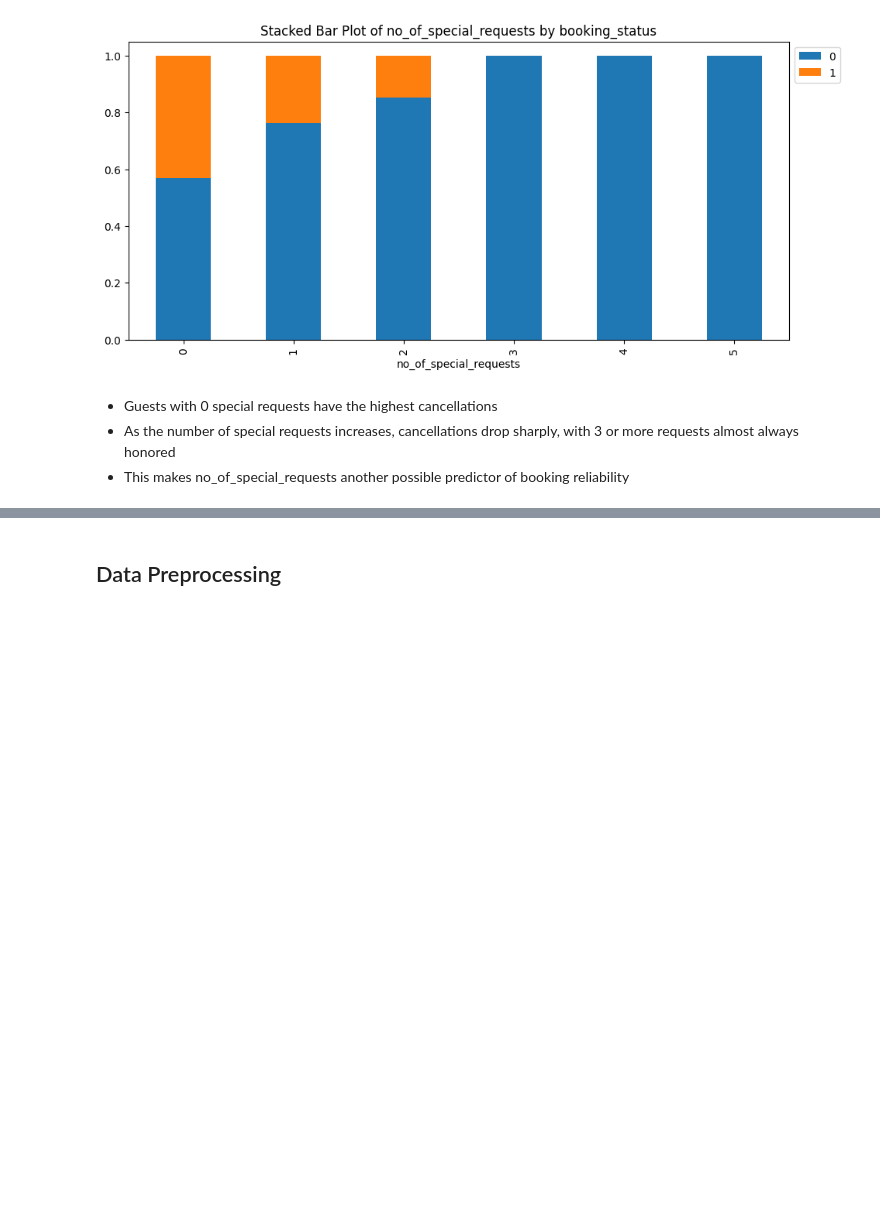
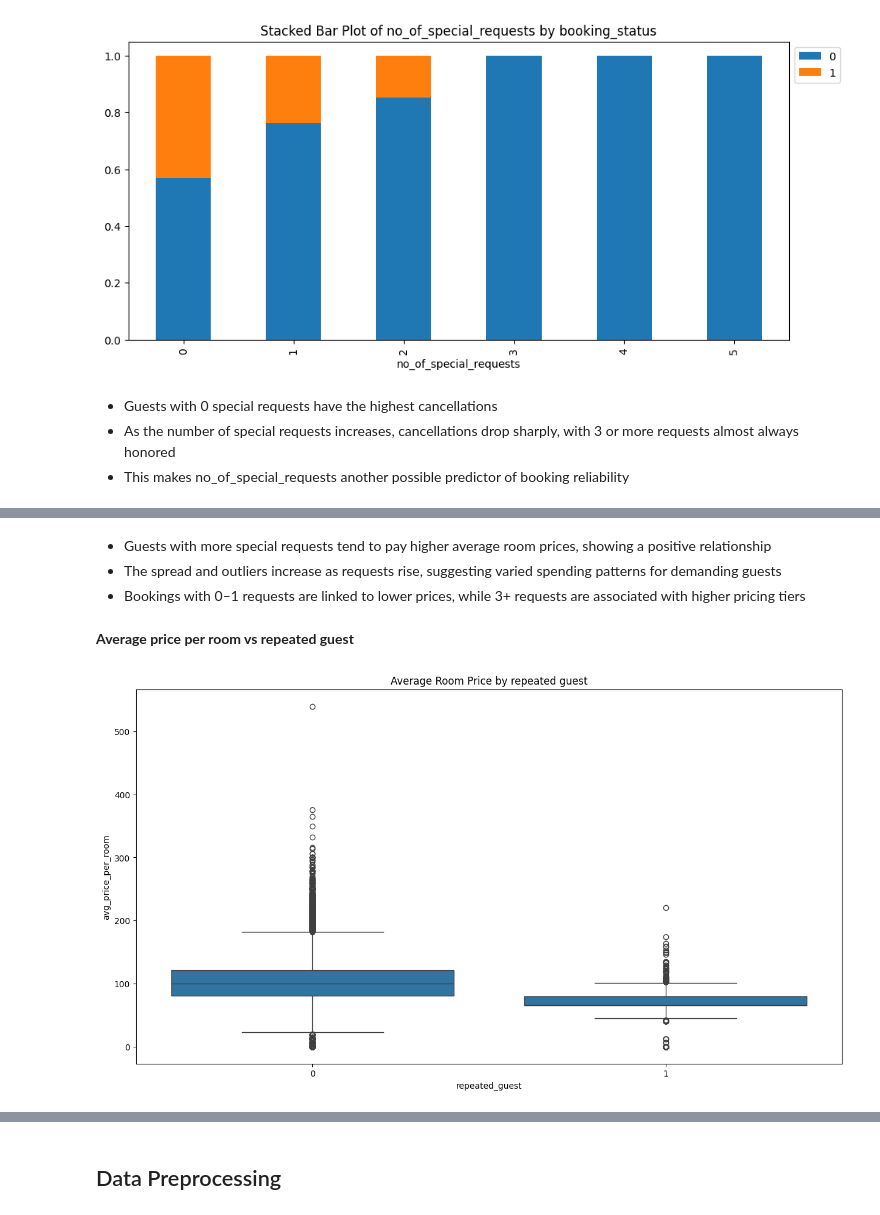
Before and after one commit to akatjizeu/Data-Science, a Jupyter notebook: deakin-bridging/ML2/ML2_INN_Full_code_Learner_notebook.ipynb, the cells around one changed output, grey strips where cells are left out. Saved outputs shown, nothing was run; the diff lists cells and outputs as text; code cells hidden in the pictures; blank space fills up the shorter version.

```diff
--- a/deakin-bridging/ML2/ML2_INN_Full_code_Learner_notebook.ipynb
+++ b/deakin-bridging/ML2/ML2_INN_Full_code_Learner_notebook.ipynb
@@ -1251,0 +1257,13 @@ All                     24390  11885  36275
+# %% [markdown]
+* Guests with more special requests tend to pay higher average room prices, showing a positive relationship
+* The spread and outliers increase as requests rise, suggesting varied spending patterns for demanding guests
+* Bookings with 0–1 requests are linked to lower prices, while 3+ requests are associated with higher pricing tiers
+# %% [markdown]
+**Average price per room vs repeated guest**
+# %%
+plt.figure(figsize = (15,8))
+sns.boxplot(data=hotel, x='repeated_guest', y='avg_price_per_room')
+plt.title('Average Room Price by repeated guest')
+plt.show();
+# %% [output]
+[figure, added]
```
Also changed, not shown: parts of 26 cells of this notebook.
